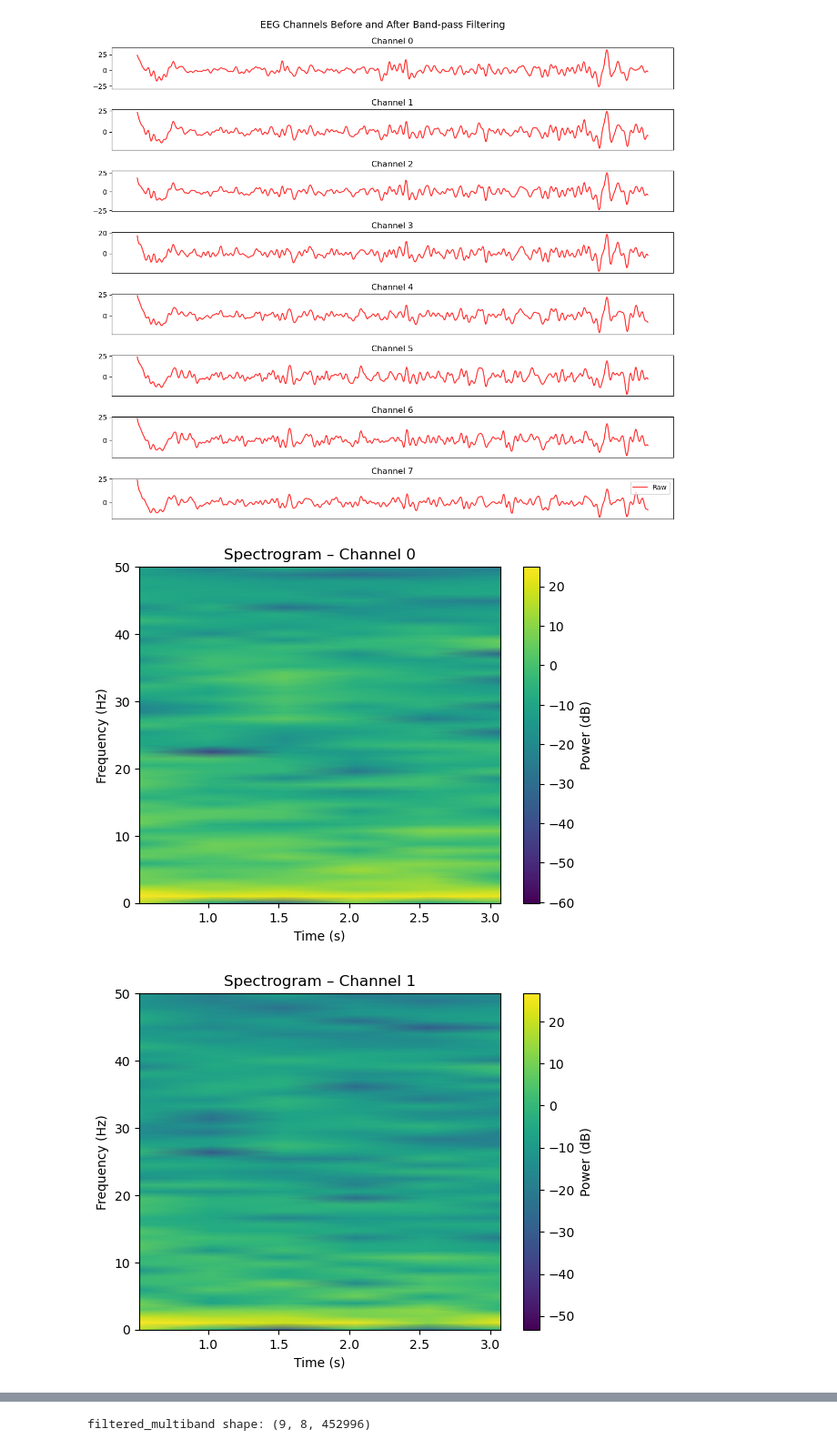
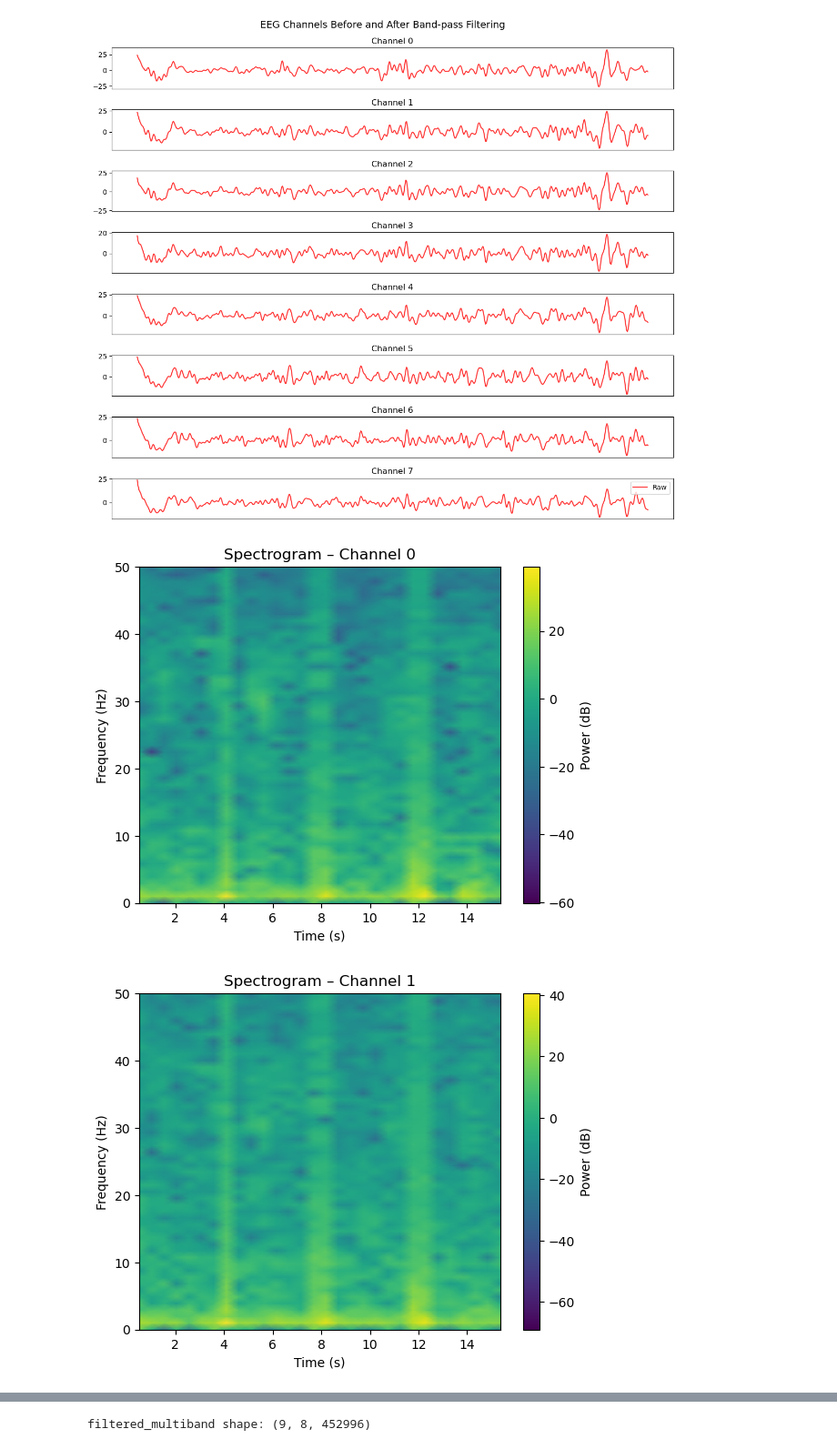
Before and after one commit to shivansh7299/EEG_Kinova_Project, a Jupyter notebook: preprocessing_5_class_FBMSNet.ipynb, the cells around one changed output, grey strips where cells are left out. Shown at 91% size. Drawn from its saved outputs; the diff is of its cells as text; code cells hidden in the pictures.

```diff
--- a/preprocessing_5_class_FBMSNet.ipynb
+++ b/preprocessing_5_class_FBMSNet.ipynb
@@ -122,16 +122,16 @@ plt.show()
 # %%
 from scipy.signal import spectrogram
 
 ch = 0
 for i in range(readings.shape[1]):
-    f, t, Sxx = spectrogram(readings[4000:5000, i], fs, nperseg=256, noverlap=128)
+    f, t, Sxx = spectrogram(readings[4000:8000, i], fs, nperseg=256, noverlap=128)
     plt.pcolormesh(t, f, 10*np.log10(Sxx), shading='gouraud')
     plt.title(f"Spectrogram – Channel {i}")
     plt.ylabel('Frequency (Hz)')
     plt.xlabel('Time (s)')
     plt.ylim(0, 50)
     plt.colorbar(label='Power (dB)')
     plt.show()
 # %% [output]
-[figure, old version]
+[figure, new version]
-[figure, old version]
+[figure, new version]
```
Also changed, not shown: parts of 2 cells of this notebook, 40 other files.
